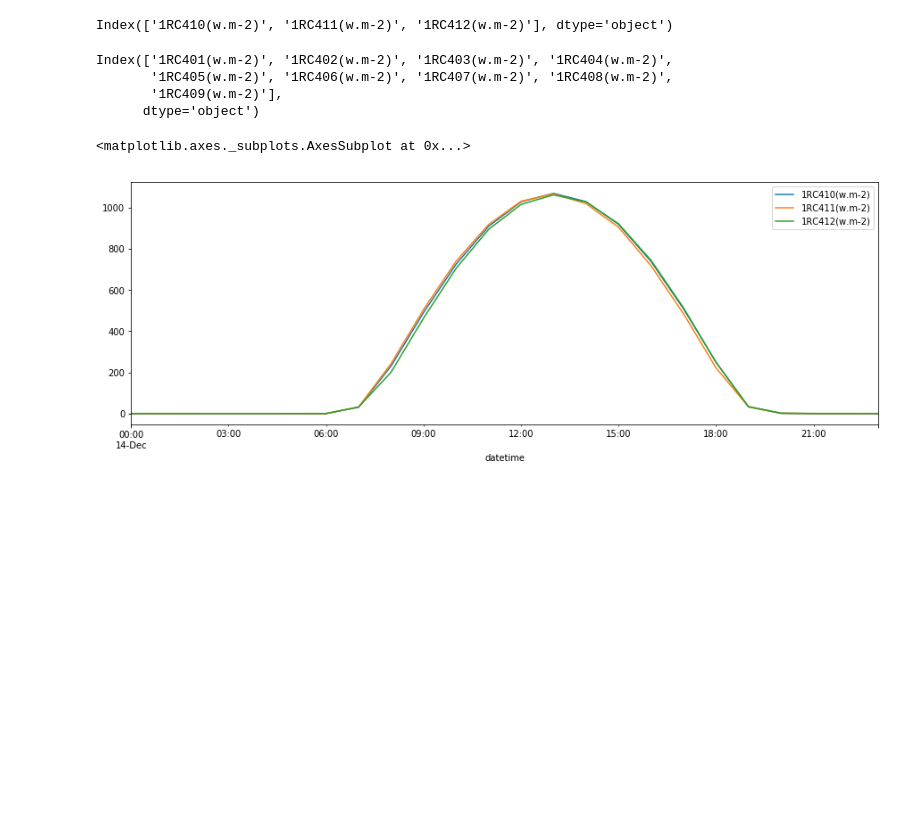
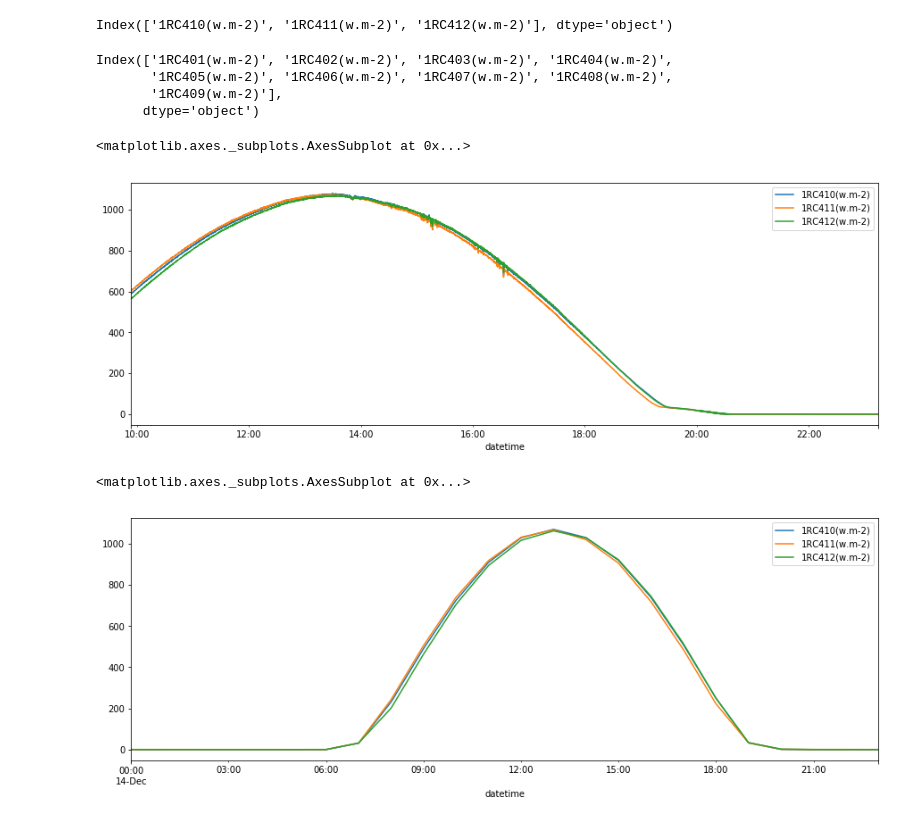
Before and after one commit to MTriGonz/psda_data_explore, a Jupyter notebook: 01_datos_psda_2019.ipynb, the cells around one changed output. Saved outputs shown, nothing was run; the diff lists cells and outputs as text; code cells hidden in the pictures; blank space fills up the shorter version.

```diff
--- a/01_datos_psda_2019.ipynb
+++ b/01_datos_psda_2019.ipynb
@@ -312,6 +319,11 @@ Index(['1RC401(w.m-2)', '1RC402(w.m-2)', '1RC403(w.m-2)', '1RC404(w.m-2)',
        '1RC405(w.m-2)', '1RC406(w.m-2)', '1RC407(w.m-2)', '1RC408(w.m-2)',
        '1RC409(w.m-2)'],
       dtype='object')
+# %%
+df2[idx_day].loc['14 Dec 2019', front].plot(figsize=(15,5))
+# %% [output]
+<matplotlib.axes._subplots.AxesSubplot at 0x...>
+[figure, added]
 # %%
 #requiere TimeIndex
 df2.resample('1H').median().loc['14 Dec 2019', front].plot(figsize=(15,5))
```
Also changed, not shown: parts of 33 cells of this notebook.
